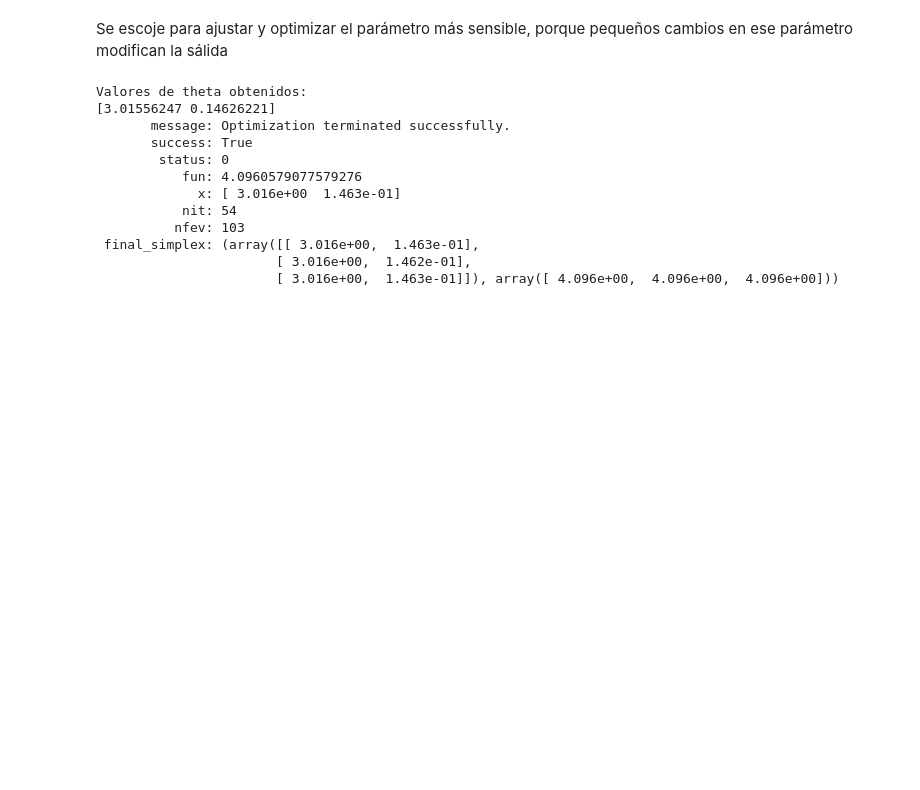
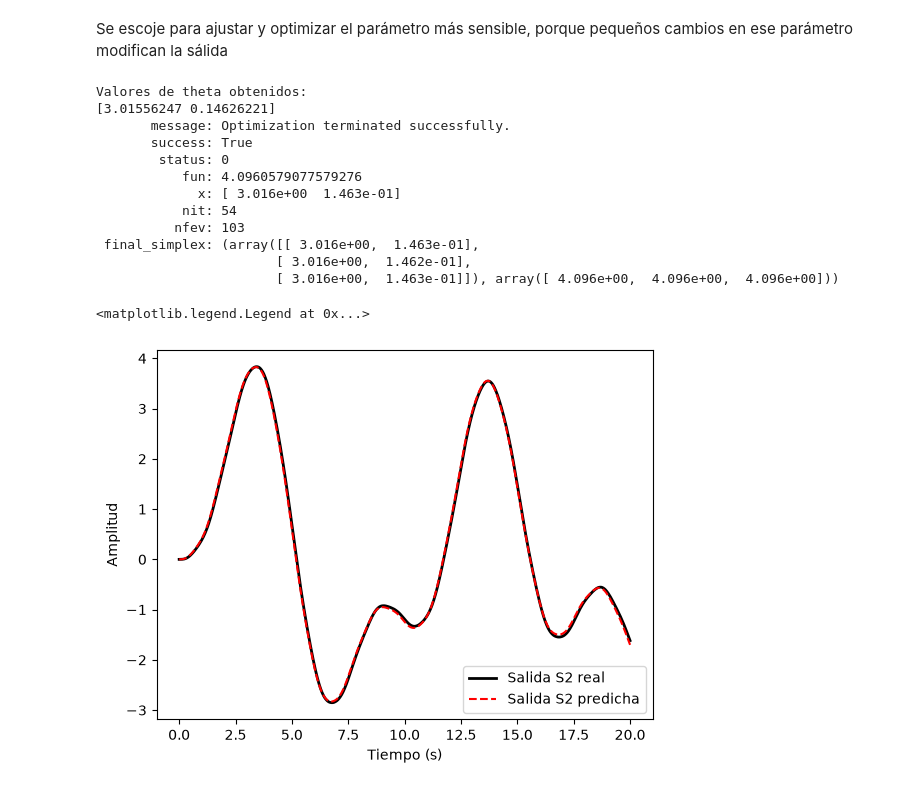
Before and after one commit to estebangar26/Teoria-de-Modelos-y-Simulacion-de-Sistemas, a Jupyter notebook: Practica 6. Analisis de sensibilidad y optimización/sensibilidad.ipynb, the cells around one changed output. Saved outputs shown, nothing was run; the diff lists cells and outputs as text; code cells hidden in the pictures; blank space fills up the shorter version.

```diff
--- a/Practica 6. Analisis de sensibilidad y optimización/sensibilidad.ipynb
+++ b/Practica 6. Analisis de sensibilidad y optimización/sensibilidad.ipynb
@@ -328,3 +328,18 @@ Valores de theta obtenidos:
  final_simplex: (array([[ 3.016e+00,  1.463e-01],
                        [ 3.016e+00,  1.462e-01],
                        [ 3.016e+00,  1.463e-01]]), array([ 4.096e+00,  4.096e+00,  4.096e+00]))
+# %%
+# Creación de la salida con los parámetros obtenidos tras optimización
+den = [res.x[0], res.x[1], 1]
+num = [1]
+system = TransferFunction(num, den)
+_, ypred_s2, _ = lsim(system, U=u_filt, T=t)
+
+plt.plot(t, y_s2, 'k', label='Salida S2 real', linewidth=2)
+plt.plot(t, ypred_s2, 'r', label='Salida S2 predicha', linestyle='--')
+plt.xlabel('Tiempo (s)')
+plt.ylabel('Amplitud')
+plt.legend()
+# %% [output]
+<matplotlib.legend.Legend at 0x...>
+[figure, added]
```
Also changed, not shown: 32 other files.
